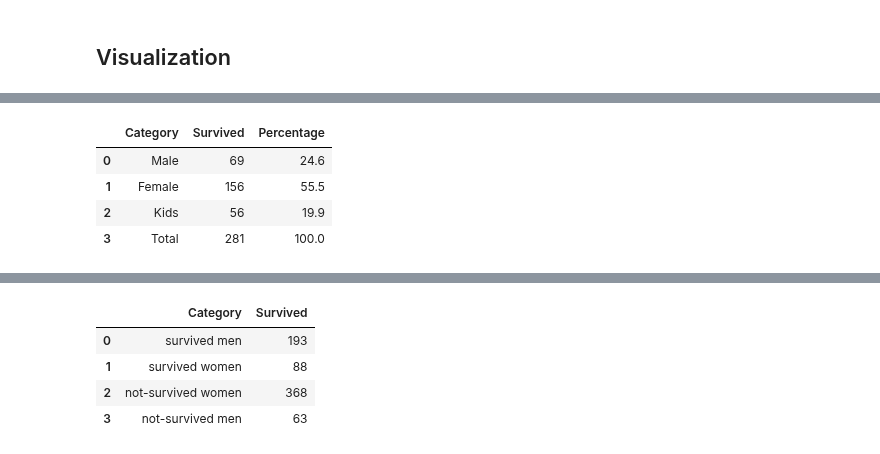
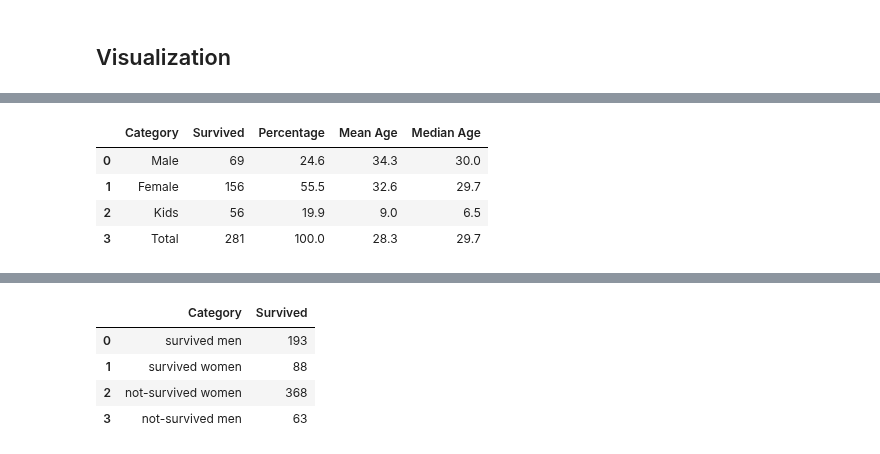
Before and after one commit to eranCat/TitanicML, a Jupyter notebook: Assignment2_supervised_learning_flow.ipynb, the cells around one changed output, grey strips where cells are left out. Cells and saved outputs as stored; diff of their text form; code cells hidden in the pictures.

Commit message:
Added statistics for the pie plot DataFrame

```diff
--- a/Assignment2_supervised_learning_flow.ipynb
+++ b/Assignment2_supervised_learning_flow.ipynb
@@ -96,15 +96,31 @@ plt.show()
 # %%
+# Creating DataFrame describing the pie plot + more info
+
 data = {'Category': ['Male', 'Female', 'Kids', 'Total'],
         'Survived': [survivedManCount, survivedWomenCount, survivedKidsCount, survivedCount]}
 Survivors1 = pd.DataFrame(data)
 Survivors1['Percentage'] = Survivors1['Survived'].apply(lambda x: round((x / survivedCount) * 100, 1))
+
+# Calculate mean and median ages for each category
+mean_age_male = round(df_train[(df_train['Sex'] == 1) & (df_train['Age'] > 18) & (df_train['Survived'] == 1)]['Age'].mean(), 1)
+median_age_male = round(df_train[(df_train['Sex'] == 1) & (df_train['Age'] > 18) & (df_train['Survived'] == 1)]['Age'].median(), 1)
+
+mean_age_female = round(df_train[(df_train['Sex'] == 0) & (df_train['Age'] > 18) & (df_train['Survived'] == 1)]['Age'].mean(), 1)
+median_age_female = round(df_train[(df_train['Sex'] == 0) & (df_train['Age'] > 18) & (df_train['Survived'] == 1)]['Age'].median(), 1)
+
+mean_age_kids = round(df_train[(df_train['Age'] <= 18) & (df_train['Survived'] == 1)]['Age'].mean(), 1)
+median_age_kids = round(df_train[(df_train['Age'] <= 18) & (df_train['Survived'] == 1)]['Age'].median(), 1)
+
+# Add mean and median ages to the DataFrame
+Survivors1['Mean Age'] = [mean_age_male, mean_age_female, mean_age_kids, round(df_train[df_train['Survived'] == 1]['Age'].mean(), 1)]
+Survivors1['Median Age'] = [median_age_male, median_age_female, median_age_kids, round(df_train[df_train['Survived'] == 1]['Age'].median(), 1)]
 Survivors1
 # %% [output]
-|  | Category | Survived | Percentage |
-| 0 | Male | 69 | 24.6 |
-| 1 | Female | 156 | 55.5 |
-| 2 | Kids | 56 | 19.9 |
-| 3 | Total | 281 | 100.0 |
+|  | Category | Survived | Percentage | Mean Age | Median Age |
+| 0 | Male | 69 | 24.6 | 34.3 | 30.0 |
+| 1 | Female | 156 | 55.5 | 32.6 | 29.7 |
+| 2 | Kids | 56 | 19.9 | 9.0 | 6.5 |
+| 3 | Total | 281 | 100.0 | 28.3 | 29.7 |
 # %%
 survived = 'survived'
 not_survived = 'not survived'
```
Also changed, not shown: parts of 6 cells of this notebook.
